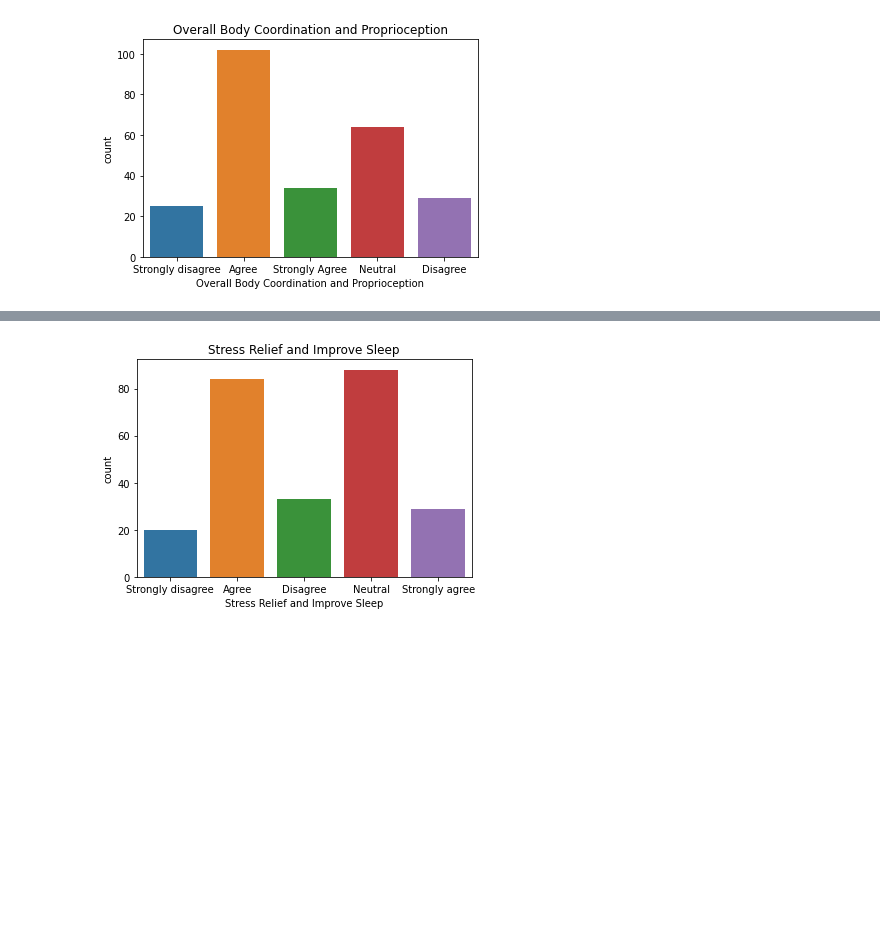
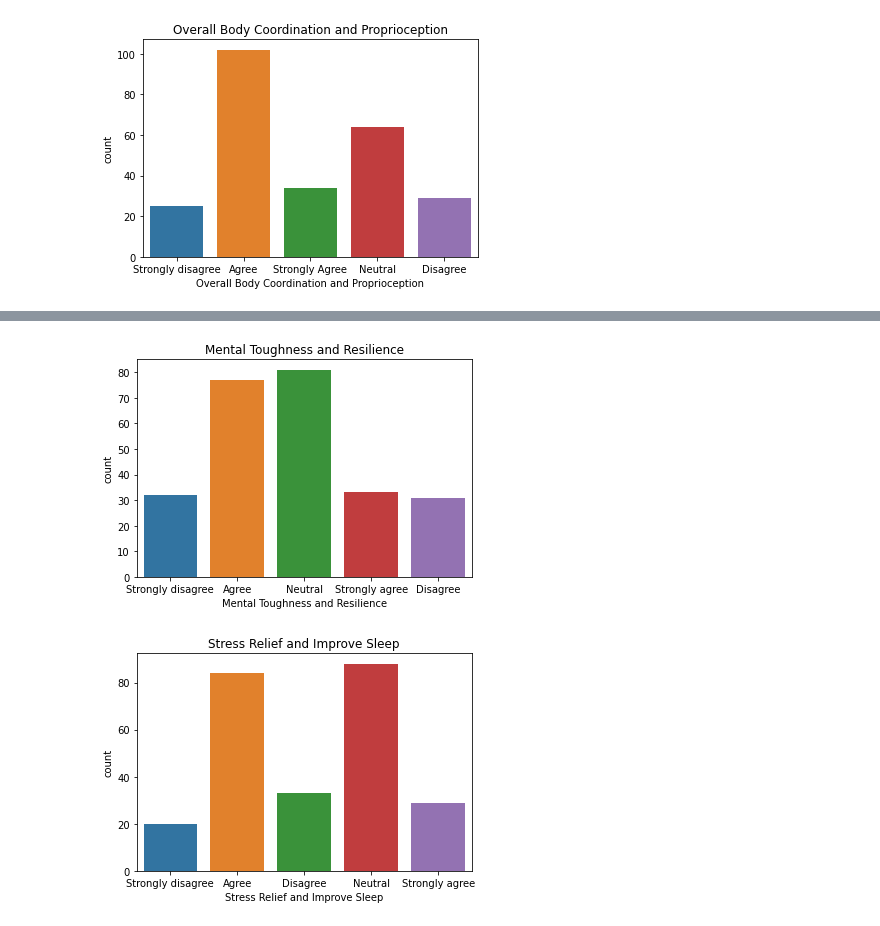
Before and after one commit to Girish-30/BI_project, a Jupyter notebook: Pyth_Project.ipynb, the cells around one changed output, grey strips where cells are left out. Cells and saved outputs as stored; diff of their text form; code cells hidden in the pictures; blank space fills up the shorter version.

```diff
--- a/Pyth_Project.ipynb
+++ b/Pyth_Project.ipynb
@@ -113,3 +114,9 @@ plt.show()
+# %%
+sns.countplot(x='Mental Toughness and Resilience',data=gb1)
+plt.title("Mental Toughness and Resilience")
+plt.show()
+# %% [output]
+[figure, added]
 # %%
 sns.countplot(x='Stress Relief and Improve Sleep',data=gb1)
 plt.title("Stress Relief and Improve Sleep")
```
Also changed, not shown: parts of 20 cells of this notebook.
